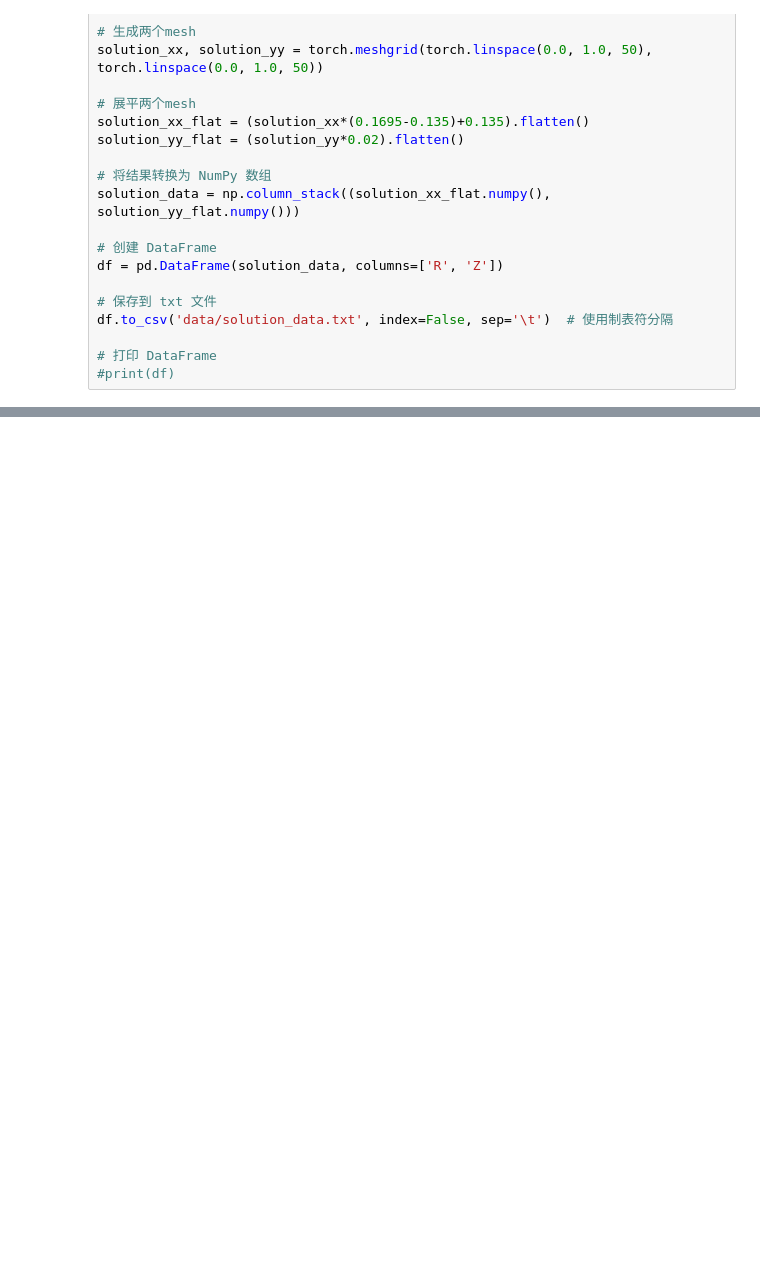
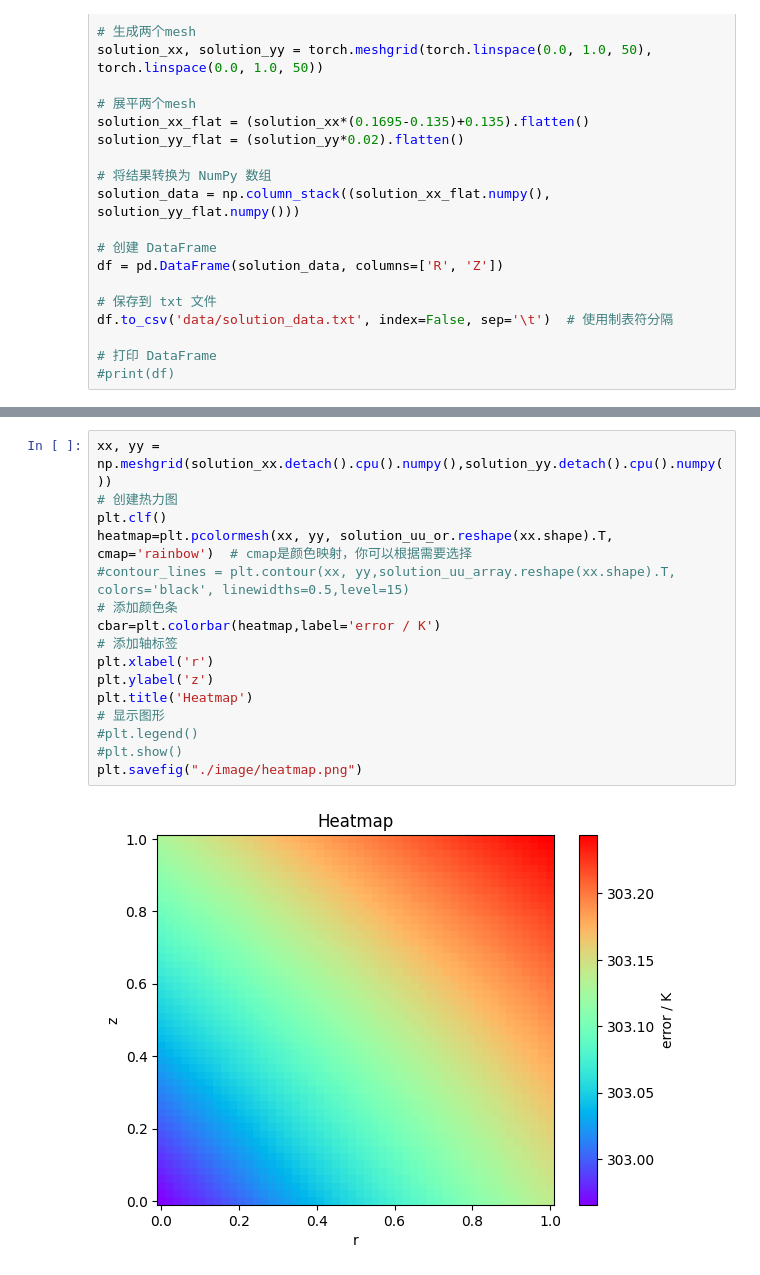
Before and after one commit to Yaoshengtai/PINN-Thermosolid-F-R, a Jupyter notebook: heat_forward.ipynb, the cells around one changed output, grey strips where cells are left out. Drawn from its saved outputs; the diff is of its cells as text; blank space fills up the shorter version.

```diff
--- a/heat_forward.ipynb
+++ b/heat_forward.ipynb
@@ -288,0 +343,18 @@ plt.show()
+# %%
+xx, yy = np.meshgrid(solution_xx.detach().cpu().numpy(),solution_yy.detach().cpu().numpy())
+# 创建热力图
+plt.clf()
+heatmap=plt.pcolormesh(xx, yy, solution_uu_or.reshape(xx.shape).T, cmap='rainbow')  # cmap是颜色映射，你可以根据需要选择
+#contour_lines = plt.contour(xx, yy,solution_uu_array.reshape(xx.shape).T, colors='black', linewidths=0.5,level=15)
+# 添加颜色条
+cbar=plt.colorbar(heatmap,label='error / K')
+# 添加轴标签
+plt.xlabel('r')
+plt.ylabel('z')
+plt.title('Heatmap')
+# 显示图形
+#plt.legend()
+#plt.show()
+plt.savefig("./image/heatmap.png")
+# %% [output]
+[figure, added]
```
Also changed, not shown: parts of 9 cells of this notebook, 7 other files.
